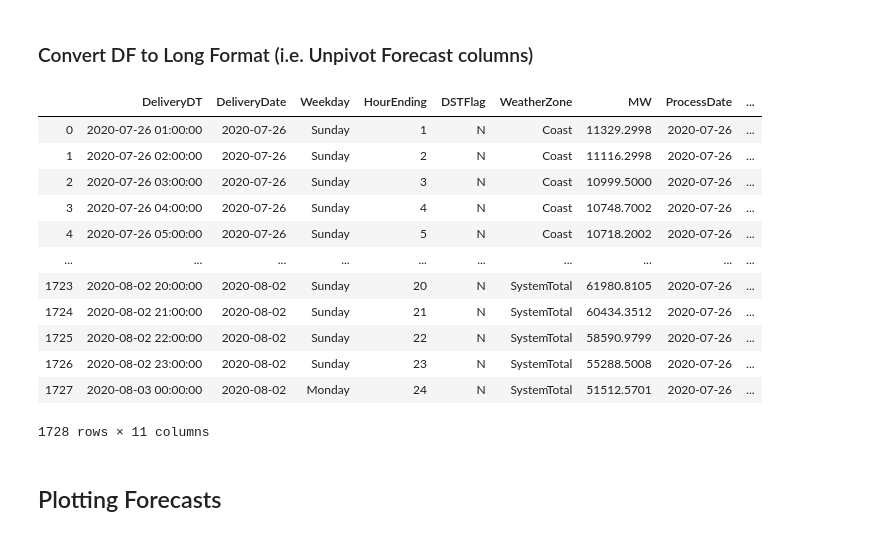
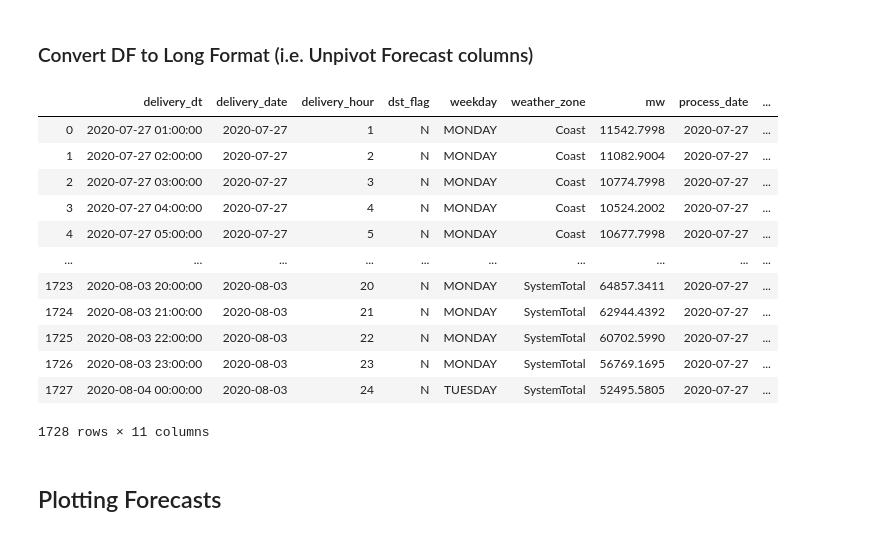
Before and after one commit to lolguin/ercot-project, a Jupyter notebook: pull_da_loadfcst.ipynb, the cells around one changed output. Saved outputs shown, nothing was run; the diff lists cells and outputs as text; code cells hidden in the pictures.

```diff
--- a/pull_da_loadfcst.ipynb
+++ b/pull_da_loadfcst.ipynb
@@ -131,29 +131,32 @@ z.namelist()[0]
 # %% [markdown]
 ### Convert DF to Long Format (i.e. Unpivot Forecast columns)
-# %%
-#use pd.melt to unpivot columns
-long_load_fcst = pd.melt(load_fcst, id_vars=['DeliveryDate', 'Weekday', 'HourEnding', 'DSTFlag', 'FileName', 'ProcessDate', 'ProcessHour', 'ProcessDT', 'DeliveryDT'],var_name='WeatherZone', value_name ='MW')
-
-#reorganize columns
-columns = ['DeliveryDT', 'DeliveryDate', 'Weekday', 'HourEnding', 'DSTFlag', 'WeatherZone', 'MW', 'ProcessDate', 'ProcessHour', 'ProcessDT', 'FileName']
-
-
-long_load_fcst = long_load_fcst[columns]
-long_load_fcst
-# %% [output]
-|  | DeliveryDT | DeliveryDate | Weekday | HourEnding | DSTFlag | WeatherZone | MW | ProcessDate | ... |
-| 0 | 2020-07-26 01:00:00 | 2020-07-26 | Sunday | 1 | N | Coast | 11329.2998 | 2020-07-26 | ... |
-| 1 | 2020-07-26 02:00:00 | 2020-07-26 | Sunday | 2 | N | Coast | 11116.2998 | 2020-07-26 | ... |
-| 2 | 2020-07-26 03:00:00 | 2020-07-26 | Sunday | 3 | N | Coast | 10999.5000 | 2020-07-26 | ... |
-| 3 | 2020-07-26 04:00:00 | 2020-07-26 | Sunday | 4 | N | Coast | 10748.7002 | 2020-07-26 | ... |
-| 4 | 2020-07-26 05:00:00 | 2020-07-26 | Sunday | 5 | N | Coast | 10718.2002 | 2020-07-26 | ... |
-| ... | ... | ... | ... | ... | ... | ... | ... | ... | ... |
-| 1723 | 2020-08-02 20:00:00 | 2020-08-02 | Sunday | 20 | N | SystemTotal | 61980.8105 | 2020-07-26 | ... |
-| 1724 | 2020-08-02 21:00:00 | 2020-08-02 | Sunday | 21 | N | SystemTotal | 60434.3512 | 2020-07-26 | ... |
-| 1725 | 2020-08-02 22:00:00 | 2020-08-02 | Sunday | 22 | N | SystemTotal | 58590.9799 | 2020-07-26 | ... |
-| 1726 | 2020-08-02 23:00:00 | 2020-08-02 | Sunday | 23 | N | SystemTotal | 55288.5008 | 2020-07-26 | ... |
-| 1727 | 2020-08-03 00:00:00 | 2020-08-02 | Monday | 24 | N | SystemTotal | 51512.5701 | 2020-07-26 | ... |
-1728 rows × 11 columns
+# %%
+#use pd.melt to unpivot columns
+long_load_fcst = pd.melt(load_fcst, id_vars=['DeliveryDate', 'weekday', 'HourEnding', 'DSTFlag', 'file_name', 'process_date', 'process_hour', 'process_dt', 'delivery_dt'],var_name='weather_zone', value_name ='mw')
+
+#rename columns
+long_load_fcst = long_load_fcst.rename(columns={'DeliveryDate':'delivery_date','HourEnding':'delivery_hour','DSTFlag':'dst_flag'})
+
+#reorganize columns
+arranged_columns = ['delivery_dt', 'delivery_date', 'delivery_hour','dst_flag', 'weekday', 'weather_zone', 'mw', 'process_date', 'process_hour', 'process_dt', 'file_name']
+
+
+long_load_fcst = long_load_fcst[arranged_columns]
+long_load_fcst
+# %% [output]
+|  | delivery_dt | delivery_date | delivery_hour | dst_flag | weekday | weather_zone | mw | process_date | ... |
+| 0 | 2020-07-27 01:00:00 | 2020-07-27 | 1 | N | MONDAY | Coast | 11542.7998 | 2020-07-27 | ... |
+| 1 | 2020-07-27 02:00:00 | 2020-07-27 | 2 | N | MONDAY | Coast | 11082.9004 | 2020-07-27 | ... |
+| 2 | 2020-07-27 03:00:00 | 2020-07-27 | 3 | N | MONDAY | Coast | 10774.7998 | 2020-07-27 | ... |
+| 3 | 2020-07-27 04:00:00 | 2020-07-27 | 4 | N | MONDAY | Coast | 10524.2002 | 2020-07-27 | ... |
+| 4 | 2020-07-27 05:00:00 | 2020-07-27 | 5 | N | MONDAY | Coast | 10677.7998 | 2020-07-27 | ... |
+| ... | ... | ... | ... | ... | ... | ... | ... | ... | ... |
+| 1723 | 2020-08-03 20:00:00 | 2020-08-03 | 20 | N | MONDAY | SystemTotal | 64857.3411 | 2020-07-27 | ... |
+| 1724 | 2020-08-03 21:00:00 | 2020-08-03 | 21 | N | MONDAY | SystemTotal | 62944.4392 | 2020-07-27 | ... |
+| 1725 | 2020-08-03 22:00:00 | 2020-08-03 | 22 | N | MONDAY | SystemTotal | 60702.5990 | 2020-07-27 | ... |
+| 1726 | 2020-08-03 23:00:00 | 2020-08-03 | 23 | N | MONDAY | SystemTotal | 56769.1695 | 2020-07-27 | ... |
+| 1727 | 2020-08-04 00:00:00 | 2020-08-03 | 24 | N | TUESDAY | SystemTotal | 52495.5805 | 2020-07-27 | ... |
+1728 rows × 11 columns
 # %% [markdown]
 ## Plotting Forecasts
 # %%
```
Also changed, not shown: parts of 12 cells of this notebook, 1 other file.
